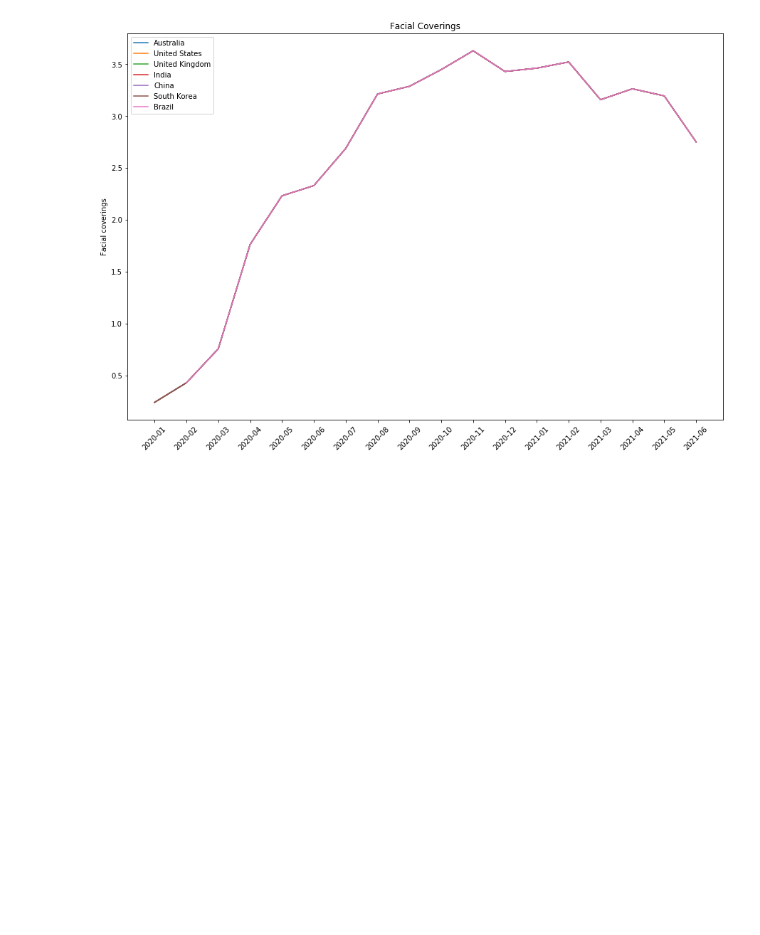
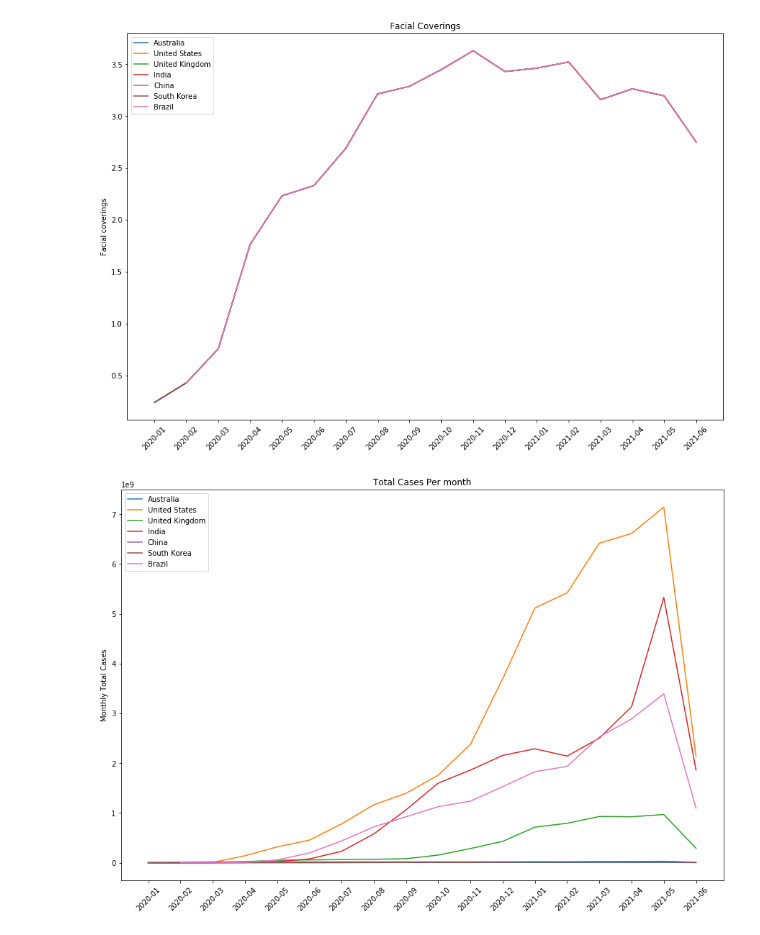
Before and after one commit to nithiyasuresh/Project-1-Covid-PolicyChangesAnalysis, a Jupyter notebook: face_mask/face-mask.ipynb, the cells around one changed output. Cells and saved outputs as stored; diff of their text form; code cells hidden in the pictures; blank space fills up the shorter version.

```diff
--- a/face_mask/face-mask.ipynb
+++ b/face_mask/face-mask.ipynb
@@ -309,3 +372,22 @@ plt.xticks(rotation=45)
 plt.show()
 # %% [output]
 [figure]
+# %%
+fig,ax = plt.subplots(figsize=(15,10))
+countries = ['Australia','United States','United Kingdom','India',
+             'China', 'South Korea', 'Brazil']
+for country in countries:
+    monthly_total_case = total_cases_merged_df[(total_cases_merged_df["location"] == country)].groupby(['month_year'])['total_cases'].sum()
+    face_mask = total_cases_merged_df[(total_cases_merged_df["location"] == country)].groupby(['month_year'])['facial_coverings'].median()
+
+    ax.set_ylabel("Monthly Total Cases")
+    ax.plot(monthly_total_case, label = country)
+
+ax.set_ylabel('Monthly Total Cases')
+ax.set_title('Total Cases Per month')
+ax.legend()
+plt.xticks(rotation=45)
+plt.savefig("output/total_cases_7_countries.png")
+plt.show()
+# %% [output]
+[figure, added]
```
Also changed, not shown: parts of 10 cells of this notebook, 7 other files.
